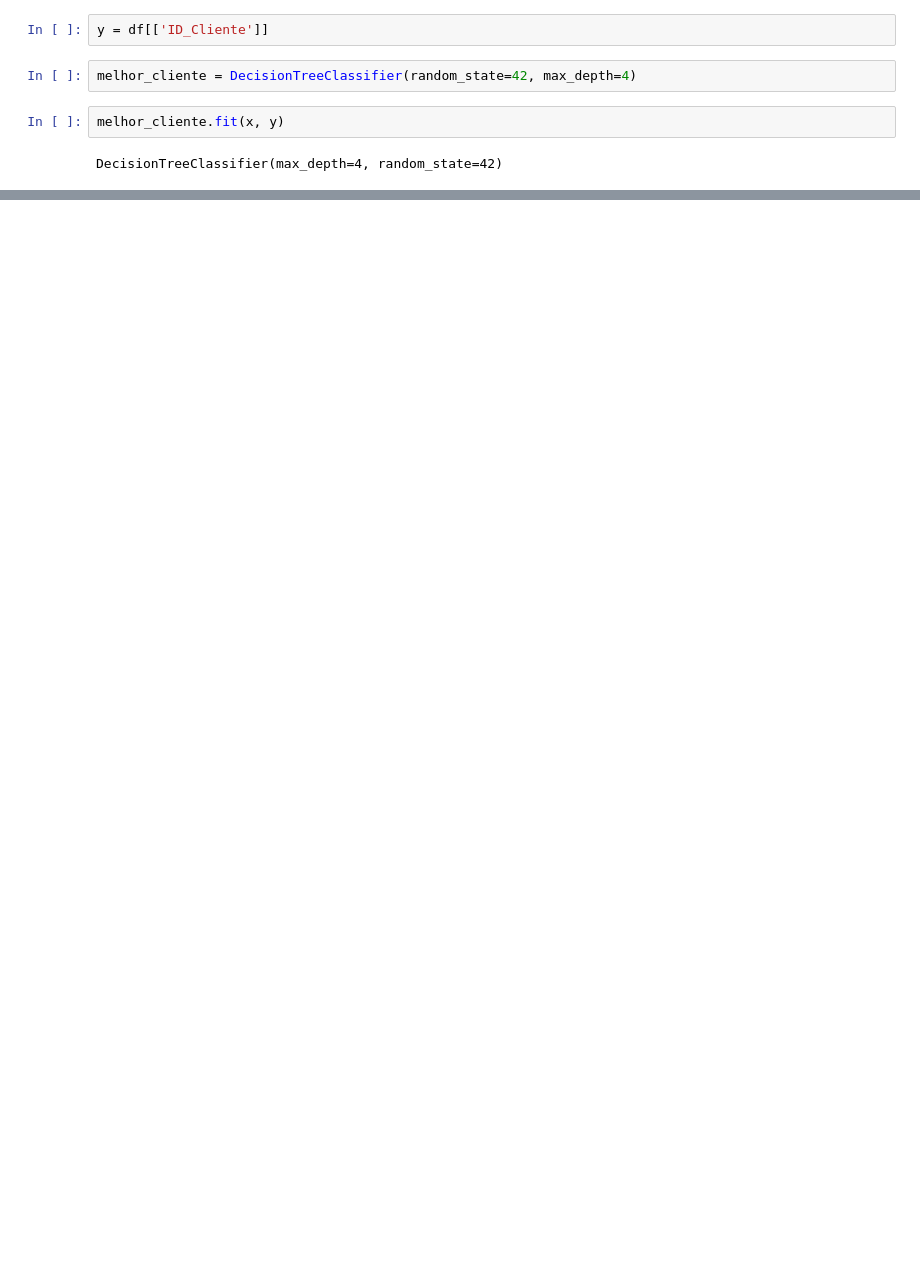
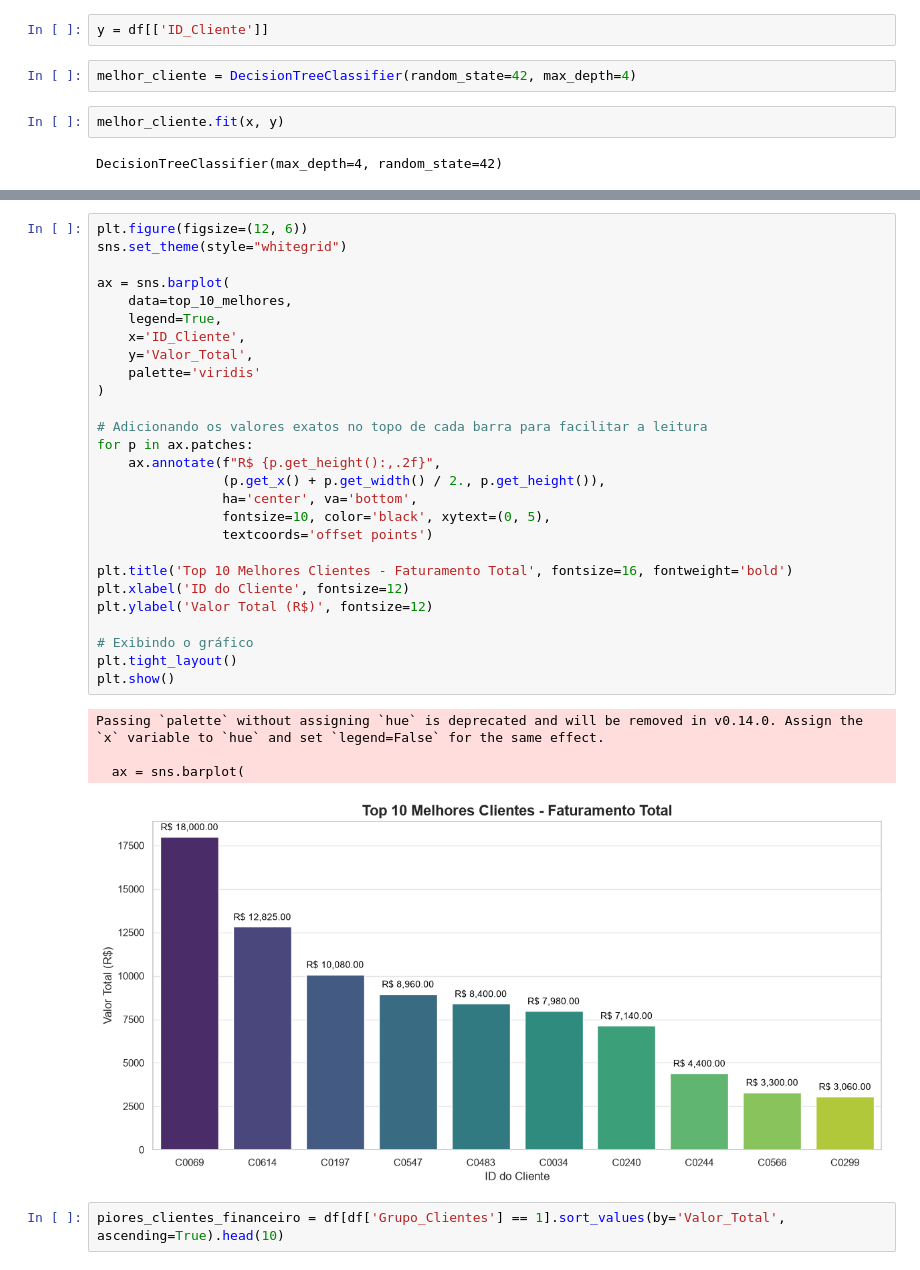
Before and after one commit to lexmoraes/data-science, a Jupyter notebook: desafio04.ipynb, the cells around one changed output, grey strips where cells are left out. Cells and saved outputs as stored; diff of their text form; blank space fills up the shorter version.

Commit message:
Finish challenge about data-mining without orange data mining

```diff
--- a/desafio04.ipynb
+++ b/desafio04.ipynb
@@ -131,0 +108,34 @@ df[df['Renda_Mensal'] > 6117.5].sort_values(by='Valor_Total', ascending=False).w
+# %%
+plt.figure(figsize=(12, 6))
+sns.set_theme(style="whitegrid")
+
+ax = sns.barplot(
+    data=top_10_melhores,
+    legend=True,
+    x='ID_Cliente',
+    y='Valor_Total',
+    palette='viridis'
+)
+
+# Adicionando os valores exatos no topo de cada barra para facilitar a leitura
+for p in ax.patches:
+    ax.annotate(f"R$ {p.get_height():,.2f}",
+                (p.get_x() + p.get_width() / 2., p.get_height()),
+                ha='center', va='bottom',
+                fontsize=10, color='black', xytext=(0, 5),
+                textcoords='offset points')
+
+plt.title('Top 10 Melhores Clientes - Faturamento Total', fontsize=16, fontweight='bold')
+plt.xlabel('ID do Cliente', fontsize=12)
+plt.ylabel('Valor Total (R$)', fontsize=12)
+
+# Exibindo o gráfico
+plt.tight_layout()
+plt.show()
+# %% [output]
+Passing `palette` without assigning `hue` is deprecated and will be removed in v0.14.0. Assign the `x` variable to `hue` and set `legend=False` for the same effect.
+
+  ax = sns.barplot(
+[figure, added]
+# %%
+piores_clientes_financeiro = df[df['Grupo_Clientes'] == 1].sort_values(by='Valor_Total', ascending=True).head(10)
```
Also changed, not shown: parts of 14 cells of this notebook.
